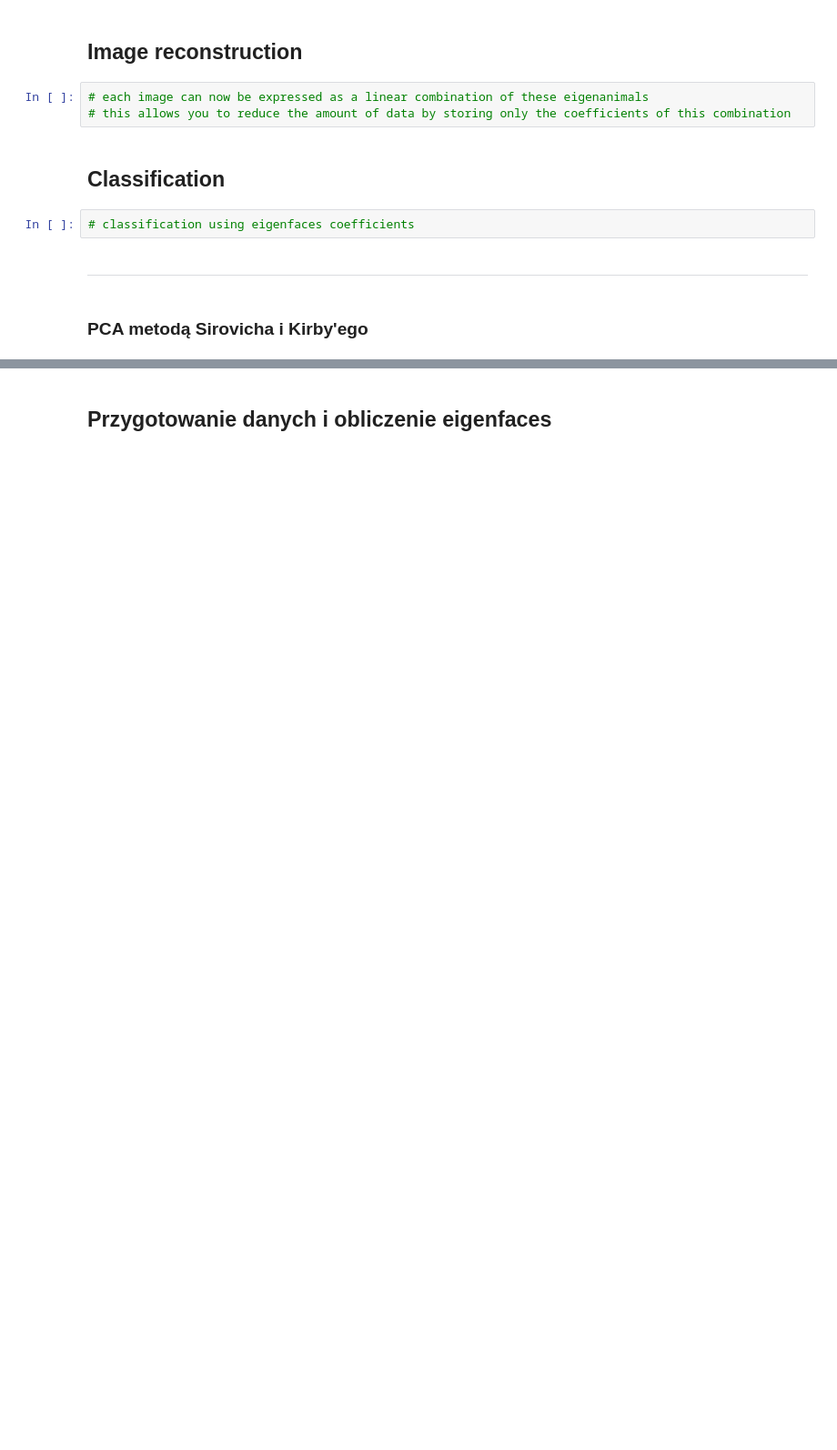
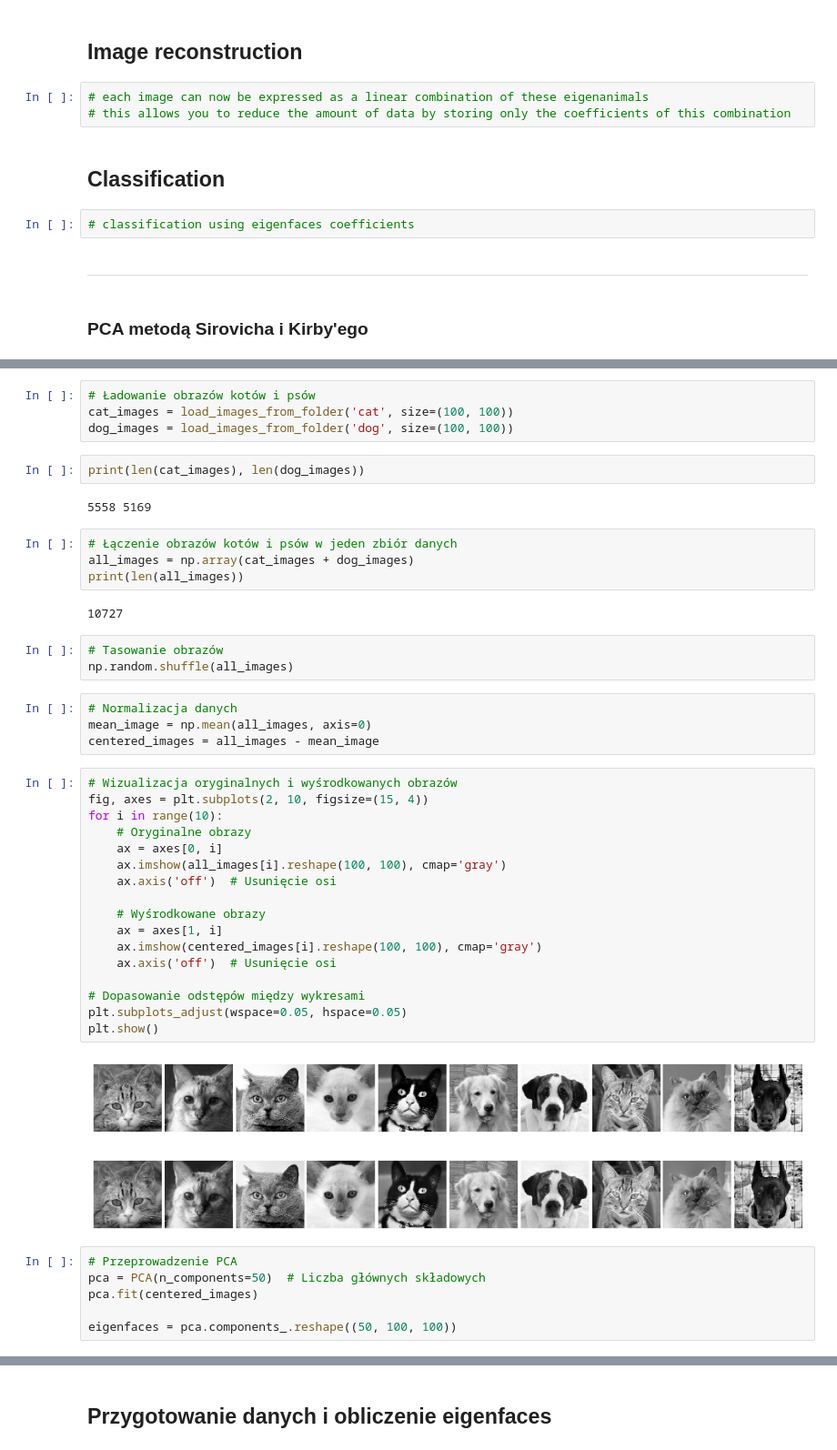
Before and after one commit to mlamczyk/CNN_Dogs-vs-Cats, a Jupyter notebook: project.ipynb, the cells around one changed output, grey strips where cells are left out. Shown at 91% size. Saved outputs shown, nothing was run; the diff lists cells and outputs as text; blank space fills up the shorter version.

```diff
--- a/project.ipynb
+++ b/project.ipynb
@@ -58,0 +72,46 @@ from sklearn.metrics import accuracy_score, classification_report
+# %%
+# Ładowanie obrazów kotów i psów
+cat_images = load_images_from_folder('cat', size=(100, 100))
+dog_images = load_images_from_folder('dog', size=(100, 100))
+# %%
+print(len(cat_images), len(dog_images))
+# %% [output]
+5558 5169
+# %%
+# Łączenie obrazów kotów i psów w jeden zbiór danych
+all_images = np.array(cat_images + dog_images)
+print(len(all_images))
+# %% [output]
+10727
+# %%
+# Tasowanie obrazów
+np.random.shuffle(all_images)
+# %%
+# Normalizacja danych
+mean_image = np.mean(all_images, axis=0)
+centered_images = all_images - mean_image
+# %%
+# Wizualizacja oryginalnych i wyśrodkowanych obrazów
+fig, axes = plt.subplots(2, 10, figsize=(15, 4))
+for i in range(10):
+    # Oryginalne obrazy
+    ax = axes[0, i]
+    ax.imshow(all_images[i].reshape(100, 100), cmap='gray')
+    ax.axis('off')  # Usunięcie osi
+
+    # Wyśrodkowane obrazy
+    ax = axes[1, i]
+    ax.imshow(centered_images[i].reshape(100, 100), cmap='gray')
+    ax.axis('off')  # Usunięcie osi
+
+# Dopasowanie odstępów między wykresami
+plt.subplots_adjust(wspace=0.05, hspace=0.05)
+plt.show()
+# %% [output]
+[figure, added]
+# %%
+# Przeprowadzenie PCA
+pca = PCA(n_components=50)  # Liczba głównych składowych
+pca.fit(centered_images)
+
+eigenfaces = pca.components_.reshape((50, 100, 100))
```
Also changed, not shown: parts of 22 cells of this notebook.
